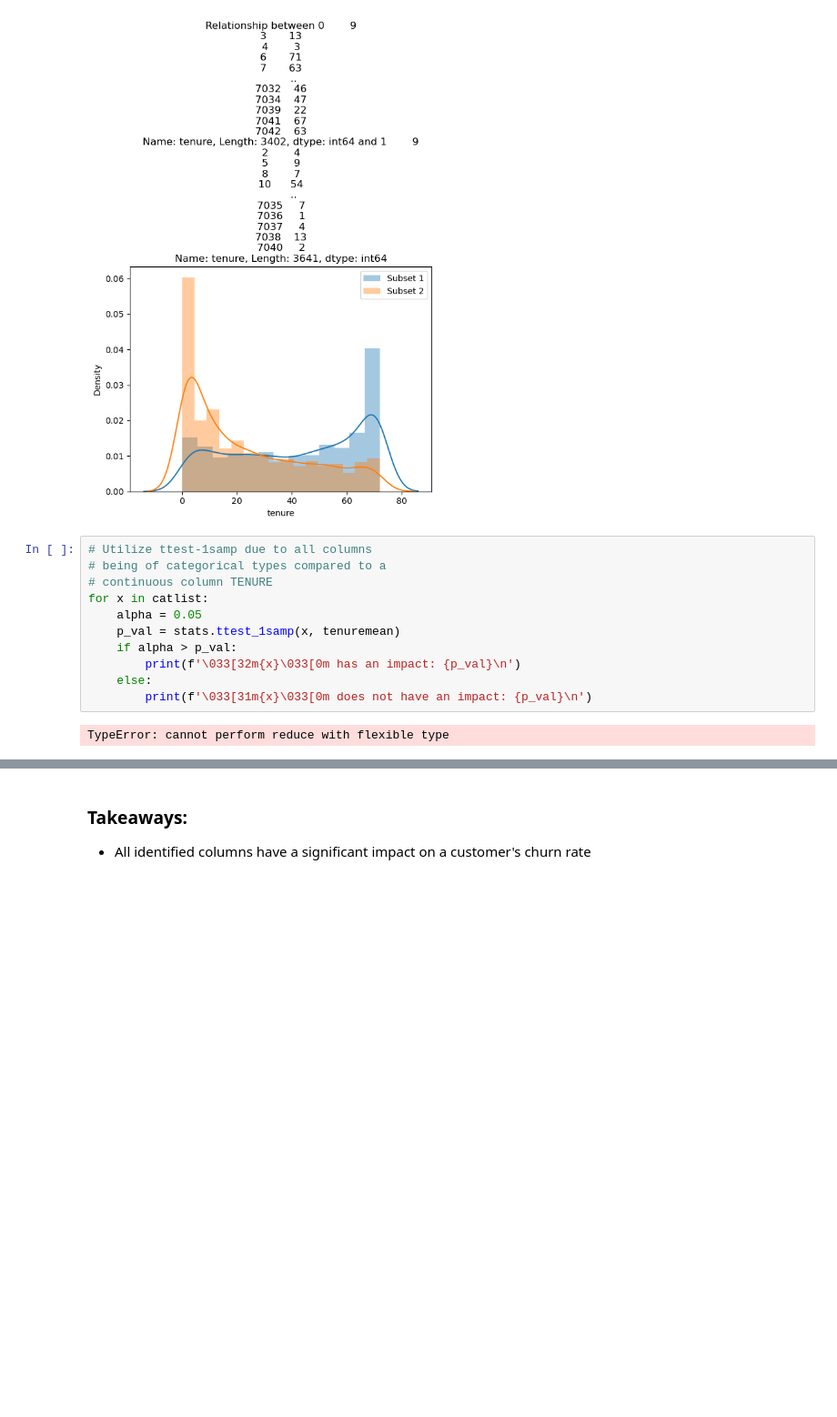
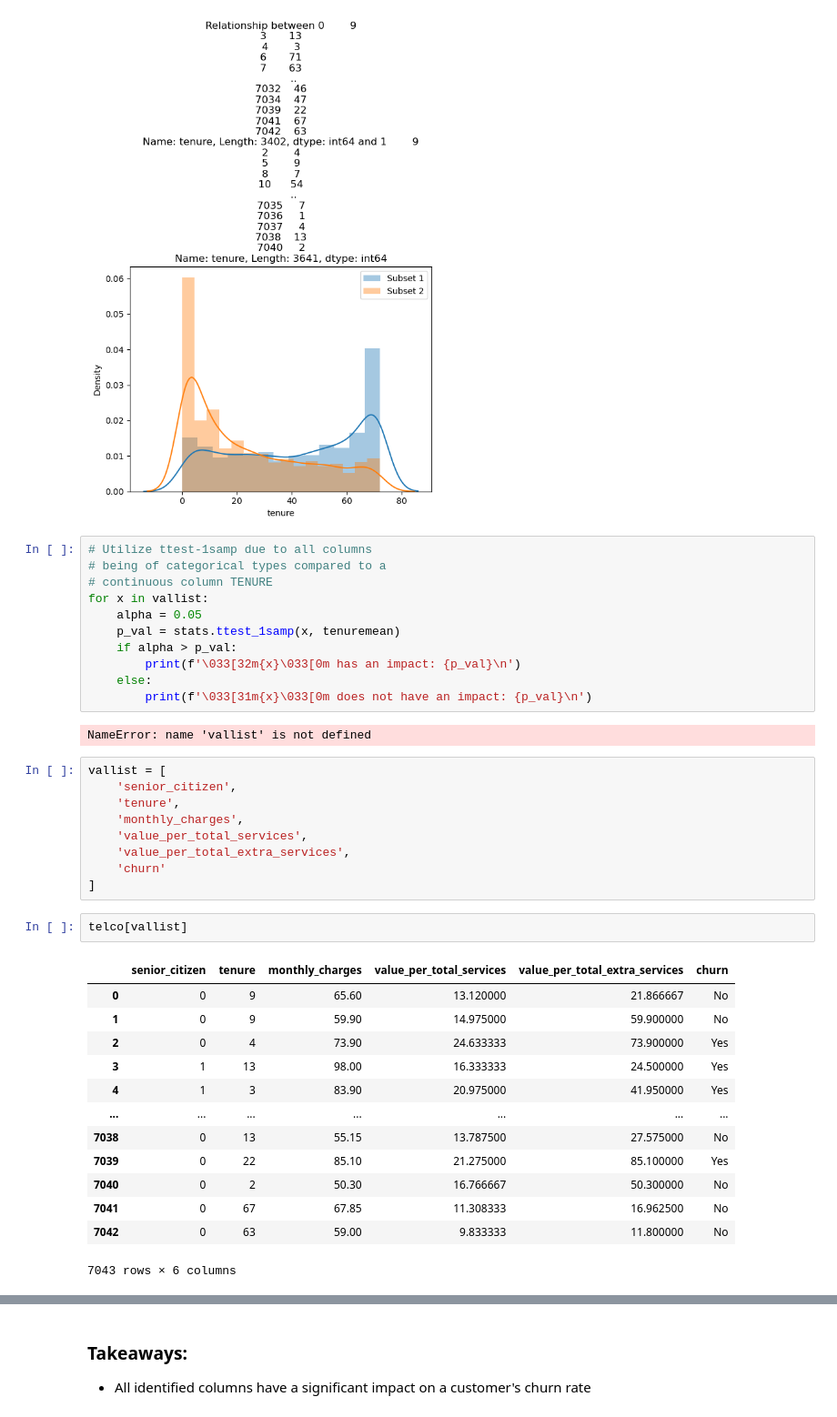
Before and after one commit to Jared-Wood135/telco_project, a Jupyter notebook: explore(stats).ipynb, the cells around one changed output, grey strips where cells are left out. Shown at 91% size. Saved outputs shown, nothing was run; the diff lists cells and outputs as text; blank space fills up the shorter version.

```diff
--- a/explore(stats).ipynb
+++ b/explore(stats).ipynb
@@ -184,7 +184,7 @@ P-value = 2.3346945130970824e-240
 # Utilize ttest-1samp due to all columns
 # being of categorical types compared to a
 # continuous column TENURE
-for x in catlist:
+for x in vallist:
     alpha = 0.05
     p_val = stats.ttest_1samp(x, tenuremean)
     if alpha > p_val:
@@ -192,4 +192,29 @@ for x in catlist:
     else:
         print(f'\033[31m{x}\033[0m does not have an impact: {p_val}\n')
 # %% [output]
-TypeError: cannot perform reduce with flexible type
+NameError: name 'vallist' is not defined
+# %%
+vallist = [
+    'senior_citizen',
+    'tenure',
+    'monthly_charges',
+    'value_per_total_services',
+    'value_per_total_extra_services',
+    'churn'
+]
+# %%
+telco[vallist]
+# %% [output]
+|  | senior_citizen | tenure | monthly_charges | value_per_total_services | value_per_total_extra_services | churn |
+| 0 | 0 | 9 | 65.60 | 13.120000 | 21.866667 | No |
+| 1 | 0 | 9 | 59.90 | 14.975000 | 59.900000 | No |
+| 2 | 0 | 4 | 73.90 | 24.633333 | 73.900000 | Yes |
+| 3 | 1 | 13 | 98.00 | 16.333333 | 24.500000 | Yes |
+| 4 | 1 | 3 | 83.90 | 20.975000 | 41.950000 | Yes |
+| ... | ... | ... | ... | ... | ... | ... |
+| 7038 | 0 | 13 | 55.15 | 13.787500 | 27.575000 | No |
+| 7039 | 0 | 22 | 85.10 | 21.275000 | 85.100000 | Yes |
+| 7040 | 0 | 2 | 50.30 | 16.766667 | 50.300000 | No |
+| 7041 | 0 | 67 | 67.85 | 11.308333 | 16.962500 | No |
+| 7042 | 0 | 63 | 59.00 | 9.833333 | 11.800000 | No |
+7043 rows × 6 columns
```
Also changed, not shown: parts of 1 cell of this notebook.
